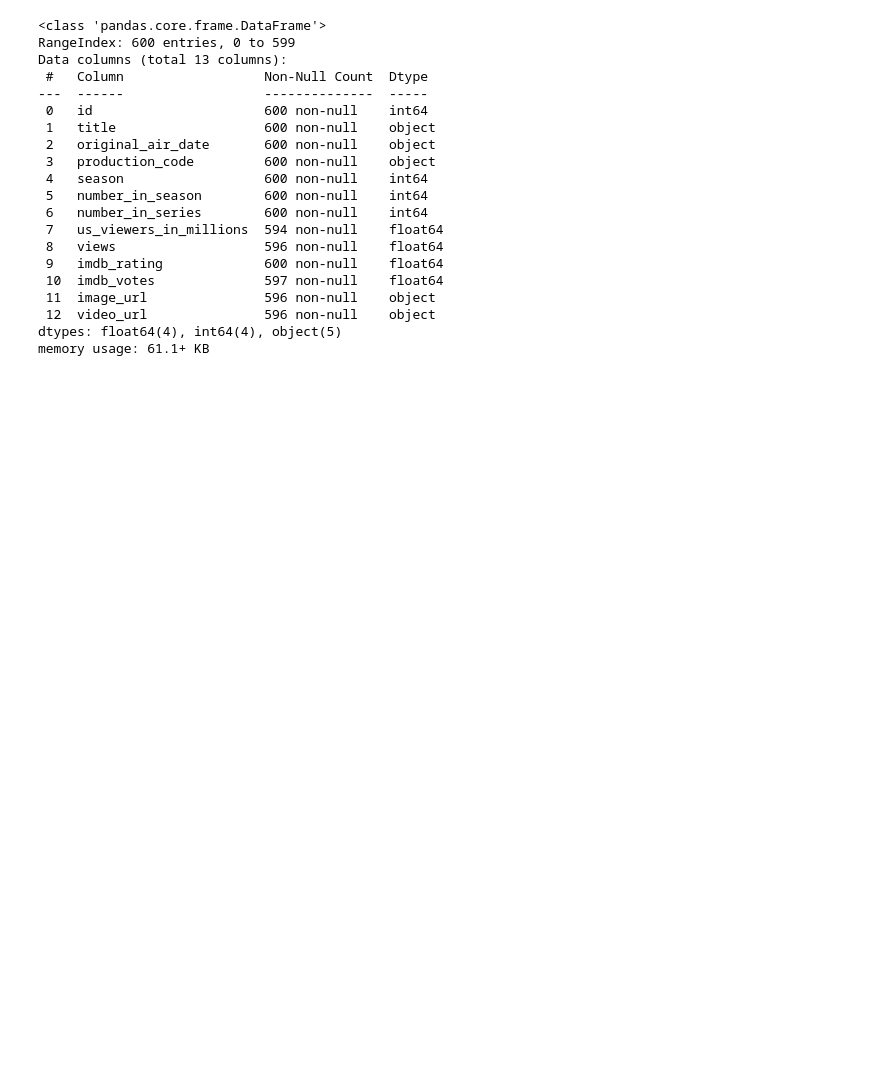
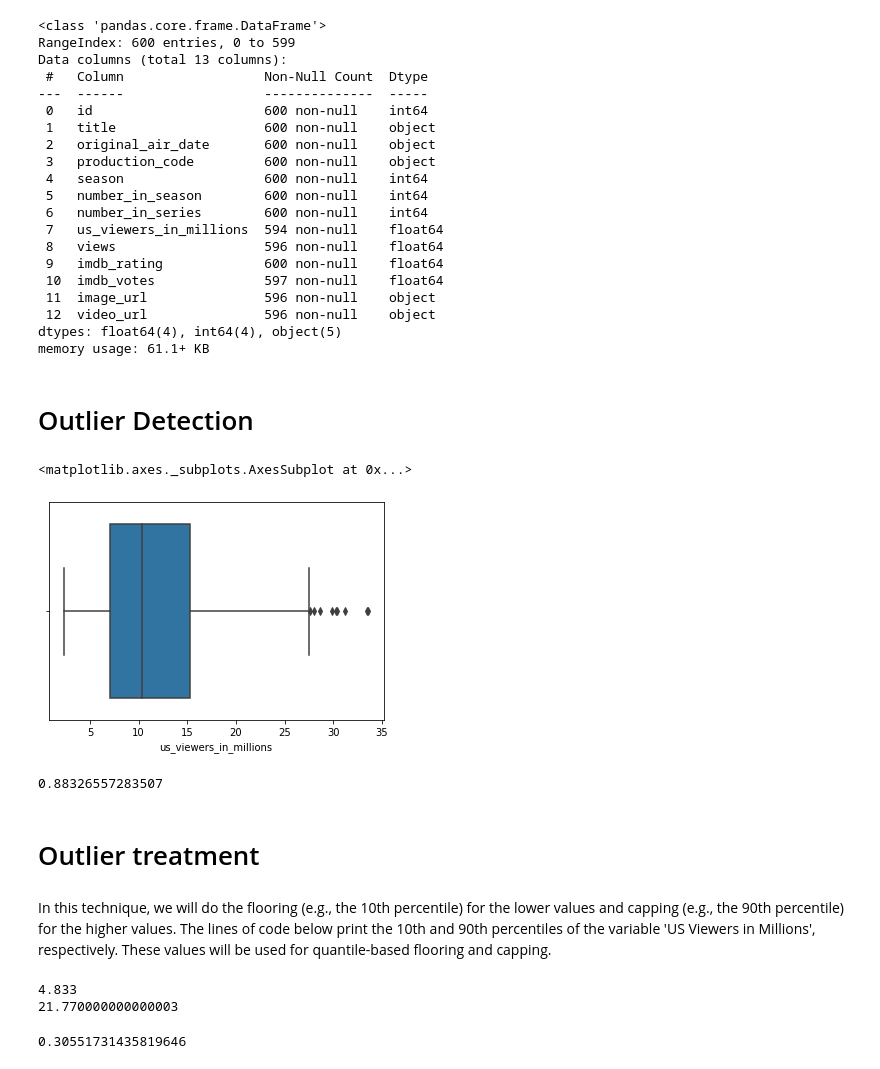
Before and after one commit to radhikascs/SimpsonsEpisodesEDA, a Jupyter notebook: Simpsons_episodes-EDA.ipynb, the cells around one changed output. Cells and saved outputs as stored; diff of their text form; code cells hidden in the pictures; blank space fills up the shorter version.

```diff
--- a/Simpsons_episodes-EDA.ipynb
+++ b/Simpsons_episodes-EDA.ipynb
@@ -185,7 +203,7 @@ df["imdb_rating"].mean()
 # %%
 mean_ratings=df["imdb_rating"].mean()
 # %%
-df["imdb_rating"].fillna(mean_ratings,inplace = True)
+df["imdb_rating"].fillna(7.3,inplace = True)
 # %%
 df.info()
 # %% [output]
@@ -209,3 +227,30 @@ Data columns (total 13 columns):
  12  video_url               596 non-null    object
 dtypes: float64(4), int64(4), object(5)
 memory usage: 61.1+ KB
+# %% [markdown]
+# Outlier Detection
+# %%
+sns.boxplot(data=df,x=df["us_viewers_in_millions"])
+# %% [output]
+<matplotlib.axes._subplots.AxesSubplot at 0x...>
+[figure, added]
+# %%
+df["us_viewers_in_millions"].skew()
+# %% [output]
+0.88326557283507
+# %% [markdown]
+# Outlier treatment
+# %% [markdown]
+In this technique, we will do the flooring (e.g., the 10th percentile) for the lower values and capping (e.g., the 90th percentile) for the higher values. The lines of code below print the 10th and 90th percentiles of the variable 'US Viewers in Millions', respectively. These values will be used for quantile-based flooring and capping.
+# %%
+print(df["us_viewers_in_millions"].quantile(0.10))
+print(df["us_viewers_in_millions"].quantile(0.90))
+# %% [output]
+4.833
+21.770000000000003
+# %%
+df["us_viewers_in_millions"] = np.where(df["us_viewers_in_millions"] <4.833, 2960.0,df['us_viewers_in_millions'])
+df["us_viewers_in_millions"] = np.where(df["us_viewers_in_millions"] >21.770000000000003, 21.770000000000003,df['us_viewers_in_millions'])
+print(df['us_viewers_in_millions'].skew())
+# %% [output]
+0.30551731435819646
```
Also changed, not shown: parts of 11 cells of this notebook.
